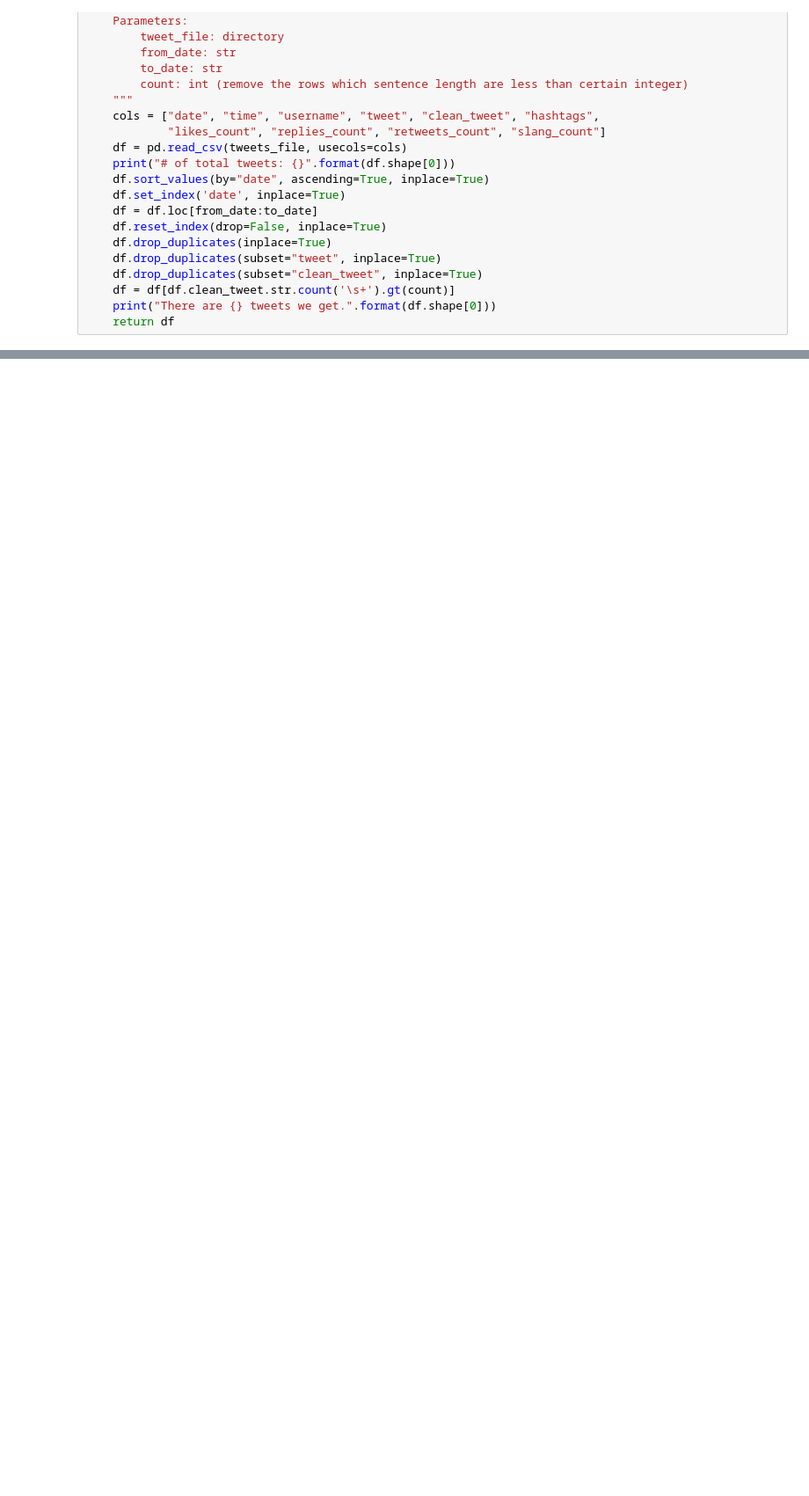
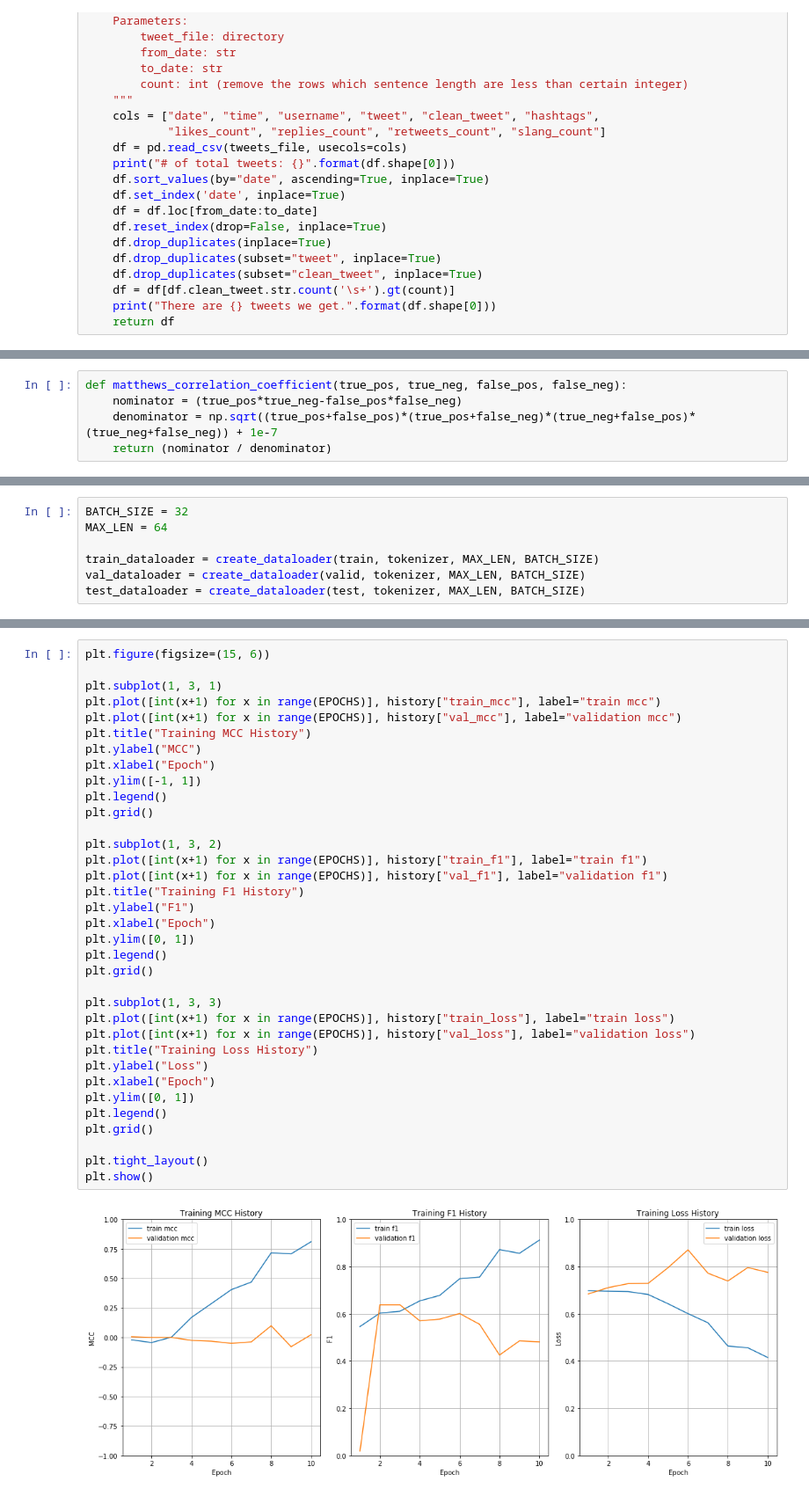
Before and after one commit to penguinwang96825/Made-with-ML-Incubator-Project, a Jupyter notebook: notebook/Modelling.ipynb, the cells around one changed output, grey strips where cells are left out. Shown: that part at 88% size. Drawn from its saved outputs; the diff is of its cells as text; blank space fills up the shorter version.

```diff
--- a/notebook/Modelling.ipynb
+++ b/notebook/Modelling.ipynb
@@ -472,0 +192,5 @@ model_backtesting(rfc, x_test, test, "Random Forest", "EURUSD")
+# %%
+def matthews_correlation_coefficient(true_pos, true_neg, false_pos, false_neg):
+    nominator = (true_pos*true_neg-false_pos*false_neg)
+    denominator = np.sqrt((true_pos+false_pos)*(true_pos+false_neg)*(true_neg+false_pos)*(true_neg+false_neg)) + 1e-7
+    return (nominator / denominator)
@@ -472,0 +240,7 @@ model_backtesting(rfc, x_test, test, "Random Forest", "EURUSD")
+# %%
+BATCH_SIZE = 32
+MAX_LEN = 64
+
+train_dataloader = create_dataloader(train, tokenizer, MAX_LEN, BATCH_SIZE)
+val_dataloader = create_dataloader(valid, tokenizer, MAX_LEN, BATCH_SIZE)
+test_dataloader = create_dataloader(test, tokenizer, MAX_LEN, BATCH_SIZE)
@@ -472,0 +414,37 @@ model_backtesting(rfc, x_test, test, "Random Forest", "EURUSD")
+# %%
+plt.figure(figsize=(15, 6))
+
+plt.subplot(1, 3, 1)
+plt.plot([int(x+1) for x in range(EPOCHS)], history["train_mcc"], label="train mcc")
+plt.plot([int(x+1) for x in range(EPOCHS)], history["val_mcc"], label="validation mcc")
+plt.title("Training MCC History")
+plt.ylabel("MCC")
+plt.xlabel("Epoch")
+plt.ylim([-1, 1])
+plt.legend()
+plt.grid()
+
+plt.subplot(1, 3, 2)
+plt.plot([int(x+1) for x in range(EPOCHS)], history["train_f1"], label="train f1")
+plt.plot([int(x+1) for x in range(EPOCHS)], history["val_f1"], label="validation f1")
+plt.title("Training F1 History")
+plt.ylabel("F1")
+plt.xlabel("Epoch")
+plt.ylim([0, 1])
+plt.legend()
+plt.grid()
+
+plt.subplot(1, 3, 3)
+plt.plot([int(x+1) for x in range(EPOCHS)], history["train_loss"], label="train loss")
+plt.plot([int(x+1) for x in range(EPOCHS)], history["val_loss"], label="validation loss")
+plt.title("Training Loss History")
+plt.ylabel("Loss")
+plt.xlabel("Epoch")
+plt.ylim([0, 1])
+plt.legend()
+plt.grid()
+
+plt.tight_layout()
+plt.show()
+# %% [output]
+[figure, added]
```
Also changed, not shown: parts of 45 cells of this notebook, 2 other files.
